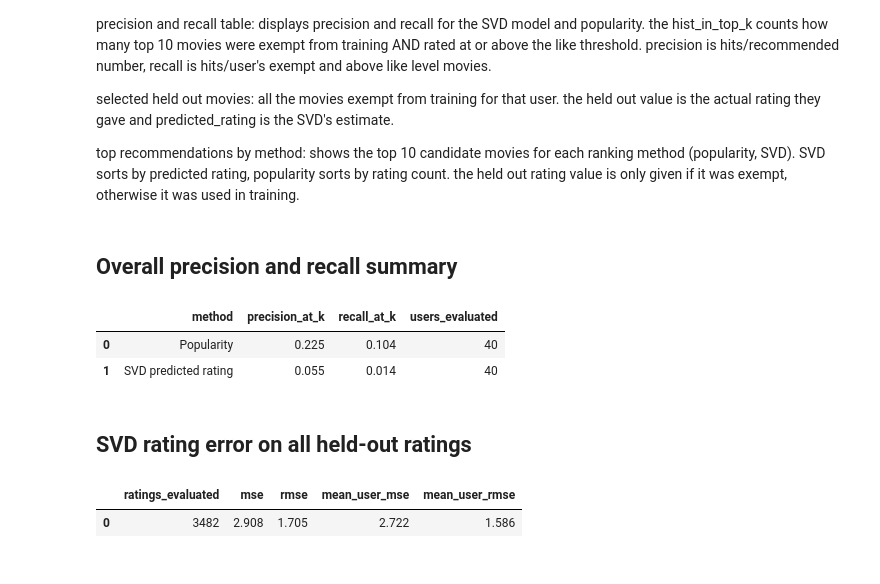
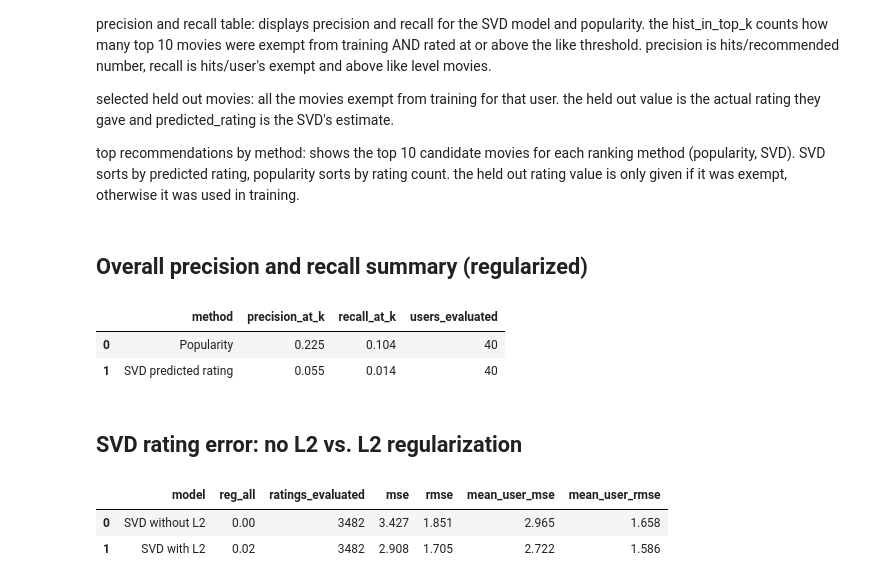
Before and after one commit to AbhilashaTandon/letterboxd_analyzer, a Jupyter notebook: analysis/recommendation_ranking.ipynb, the cells around one changed output. Saved outputs shown, nothing was run; the diff lists cells and outputs as text; code cells hidden in the pictures.

Commit message:
L2 regularization comparison to no regularization

```diff
--- a/analysis/recommendation_ranking.ipynb
+++ b/analysis/recommendation_ranking.ipynb
@@ -179,6 +179,7 @@ def evaluate_fixed_holdouts(
     like_threshold=8,
     k=10,
     seed=42,
+    reg_all=0.02,
 ):
     """
     Hide specified movie ratings per randomly selected sample of users,
@@ -198,6 +199,12 @@ def evaluate_fixed_holdouts(
         per_user_metrics: metric values per user and method
         top_lists: top-k recommendations for each user and method
         heldout_movies: selected holdouts with predictions and training counts
+
+    reg_all is the L2 regularization strength applied to all SVD factors and biases.
+    L2 adds penalty proportional to the square s of the parameters (ie: movie or user bias, latent factors),
+    which pulls the biases and factor values towards zero. this helps reduce overfitting.
+    too much regularization can instead underfit by pulling parameters close to zero.
+    0.02 is the L2 default value in surpise, you can play around to see what happens.
     """
     required = {"user_id", "movie_id", "name", "rating"}
     missing = required - set(data.columns)
@@ -206,6 +213,9 @@ def evaluate_fixed_holdouts(
 
     if not isinstance(k, int) or k <= 0:
         raise ValueError("k must be a positive integer.")
+
+    if not isinstance(reg_all, (int, float)) or reg_all < 0:
+        raise ValueError("reg_all must be a non-negative number.")
 
     if data.duplicated(["user_id", "movie_id"]).any():
         raise ValueError(
@@ -256,7 +266,7 @@ def evaluate_fixed_holdouts(
     )
     trainset = surprise_data.build_full_trainset()
 
-    model = SVD(random_state=seed)
+    model = SVD(random_state=seed, reg_all=reg_all)
     model.fit(trainset)
 
     # Keep movie names from the full catalog, but calculate popularity
@@ -467,42 +477,62 @@ top recommendations by method: shows the top 10 candidate movies for each rankin
 # %%
 from IPython.display import display, HTML
 
 summary, per_user_metrics, top_lists, heldout_movies = evaluate_fixed_holdouts(
     data=data,
     holdout_movies_by_user=holdout_movies_by_user,
     like_threshold=8,
     k=10,
     seed=SEED,
+    reg_all=0.02,
+)
+
+# Refit with identical data, split, seed, and SVD defaults; only disable L2.
+_, _, _, heldout_movies_no_l2 = evaluate_fixed_holdouts(
+    data=data,
+    holdout_movies_by_user=holdout_movies_by_user,
+    like_threshold=8,
+    k=10,
+    seed=SEED,
+    reg_all=0.0,
 )
 
 # Overall comparison of SVD and Popularity.
-display(HTML("<h2>Overall precision and recall summary</h2>"))
+display(HTML("<h2>Overall precision and recall summary (regularized)</h2>"))
 display(summary.reset_index())
 
 # Rating error uses every held-out rating, not only relevant movies or top-k items.
-rating_errors = (
-    heldout_movies["predicted_rating"]
-    - heldout_movies["heldout_rating"]
-)
-squared_errors = rating_errors ** 2
-user_mse = squared_errors.groupby(heldout_movies["user_id"]).mean()
+error_rows = []
+for model_name, reg_all, model_holdouts in [
+    ("SVD without L2", 0.0, heldout_movies_no_l2),
+    ("SVD with L2", 0.02, heldout_movies),
+]:
+    rating_errors = (
+        model_holdouts["predicted_rating"]
+        - model_holdouts["heldout_rating"]
+    )
+    squared_errors = rating_errors ** 2
+    user_mse = squared_errors.groupby(model_holdouts["user_id"]).mean()
+    error_rows.append({
+        "model": model_name,
+        "reg_all": reg_all,
+        "ratings_evaluated": len(rating_errors),
+        "mse": squared_errors.mean(),
+        "rmse": np.sqrt(squared_errors.mean()),
+        "mean_user_mse": user_mse.mean(),
+        "mean_user_rmse": np.sqrt(user_mse).mean(),
+    })
 
-svd_error_summary = pd.DataFrame([{
-    "ratings_evaluated": len(rating_errors),
-    "mse": squared_errors.mean(),
-    "rmse": np.sqrt(squared_errors.mean()),
-    "mean_user_mse": user_mse.mean(),
-    "mean_user_rmse": np.sqrt(user_mse).mean(),
-}])
+svd_error_summary = pd.DataFrame(error_rows)
 
-display(HTML("<h2>SVD rating error on all held-out ratings</h2>"))
+display(HTML("<h2>SVD rating error: no L2 vs. L2 regularization</h2>"))
 display(svd_error_summary.round(3))
 # %% [output]
-Overall precision and recall summary
+Overall precision and recall summary (regularized)
 |  | method | precision_at_k | recall_at_k | users_evaluated |
 | 0 | Popularity | 0.225 | 0.104 | 40 |
 | 1 | SVD predicted rating | 0.055 | 0.014 | 40 |
-SVD rating error on all held-out ratings
+SVD rating error: no L2 vs. L2 regularization
-|  | ratings_evaluated | mse | rmse | mean_user_mse | mean_user_rmse |
-| 0 | 3482 | 2.908 | 1.705 | 2.722 | 1.586 |
+|  | model | reg_all | ratings_evaluated | mse | rmse | mean_user_mse | mean_user_rmse |
+| 0 | SVD without L2 | 0.00 | 3482 | 3.427 | 1.851 | 2.965 | 1.658 |
+| 1 | SVD with L2 | 0.02 | 3482 | 2.908 | 1.705 | 2.722 | 1.586 |
 # %%
```
Also changed, not shown: parts of 1 cell of this notebook.
